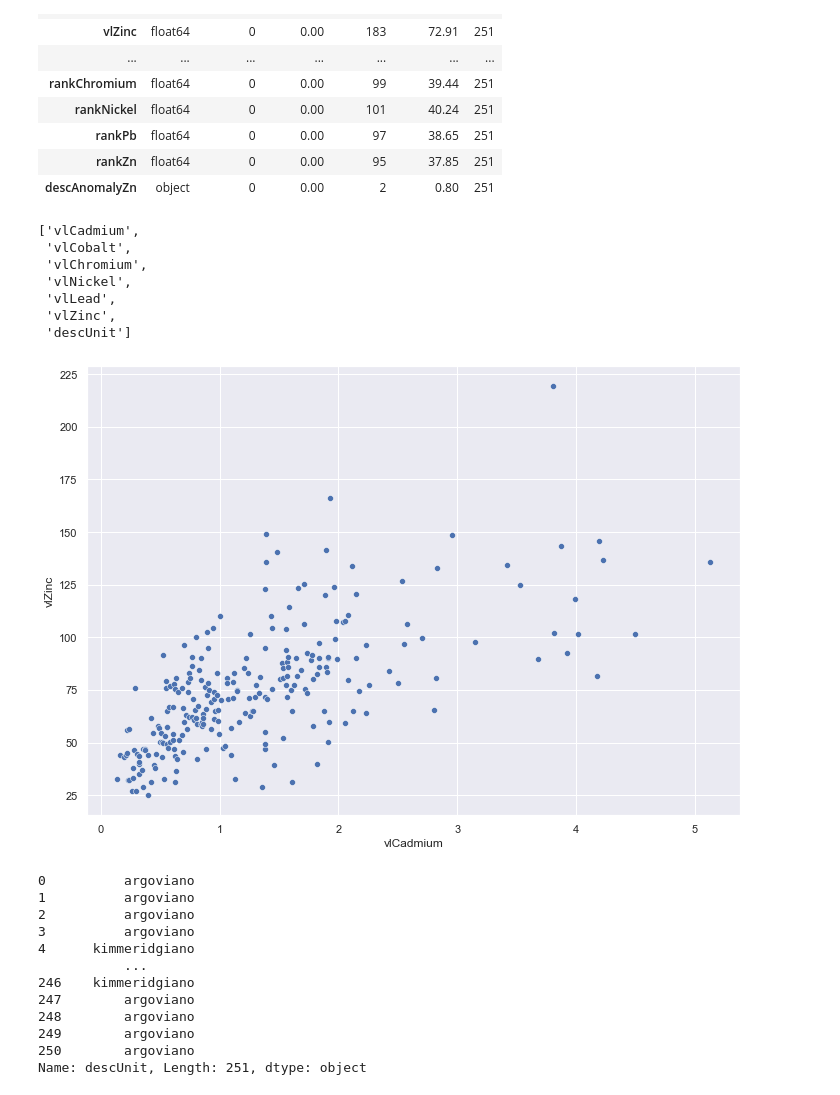
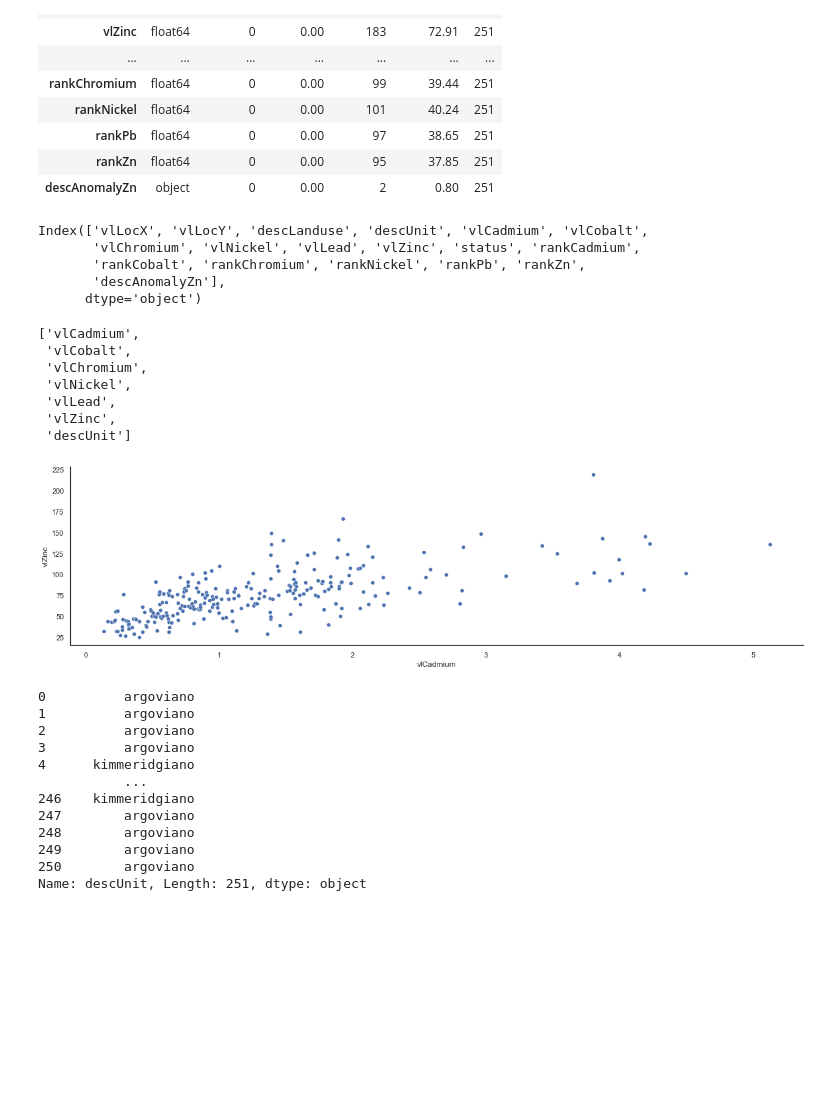
Before and after one commit to luschiro/workflows-geo-data, a Jupyter notebook: modulo_2/modulo_2.ipynb, the cells around one changed output. Cells and saved outputs as stored; diff of their text form; code cells hidden in the pictures; blank space fills up the shorter version.

Commit message:
new plots

```diff
--- a/modulo_2/modulo_2.ipynb
+++ b/modulo_2/modulo_2.ipynb
@@ -12,5 +12,4 @@ import seaborn as sns
 import matplotlib.pyplot as plt
 # %%
 # configuring plots of seaborn
-sns.set_style("whitegrid", {'axes.grid':False})
-sns.set(rc={'figure.figsize':(11.7,8.27)})
+sns.set_style("white", {'axes.grid':False}, )
@@ -87,4 +86,12 @@ meta_df(df_jura)
 | rankPb | float64 | 0 | 0.00 | 97 | 38.65 | 251 |
 | rankZn | float64 | 0 | 0.00 | 95 | 37.85 | 251 |
 | descAnomalyZn | object | 0 | 0.00 | 2 | 0.80 | 251 |
+# %%
+df_jura.columns
+# %% [output]
+Index(['vlLocX', 'vlLocY', 'descLanduse', 'descUnit', 'vlCadmium', 'vlCobalt',
+       'vlChromium', 'vlNickel', 'vlLead', 'vlZinc', 'status', 'rankCadmium',
+       'rankCobalt', 'rankChromium', 'rankNickel', 'rankPb', 'rankZn',
+       'descAnomalyZn'],
+      dtype='object')
 # %%
@@ -101,10 +106,12 @@ grade_features
  'vlZinc',
  'descUnit']
 # %%
+plt.figure(figsize=(20,5))
 sns.scatterplot(x=df_jura["vlCadmium"], y=df_jura["vlZinc"])
+sns.despine()
 plt.show()
 # %% [output]
-[figure, old version]
+[figure, new version]
 # %%
 df_jura["descUnit"]
 # %% [output]
```
Also changed, not shown: parts of 4 cells of this notebook.
